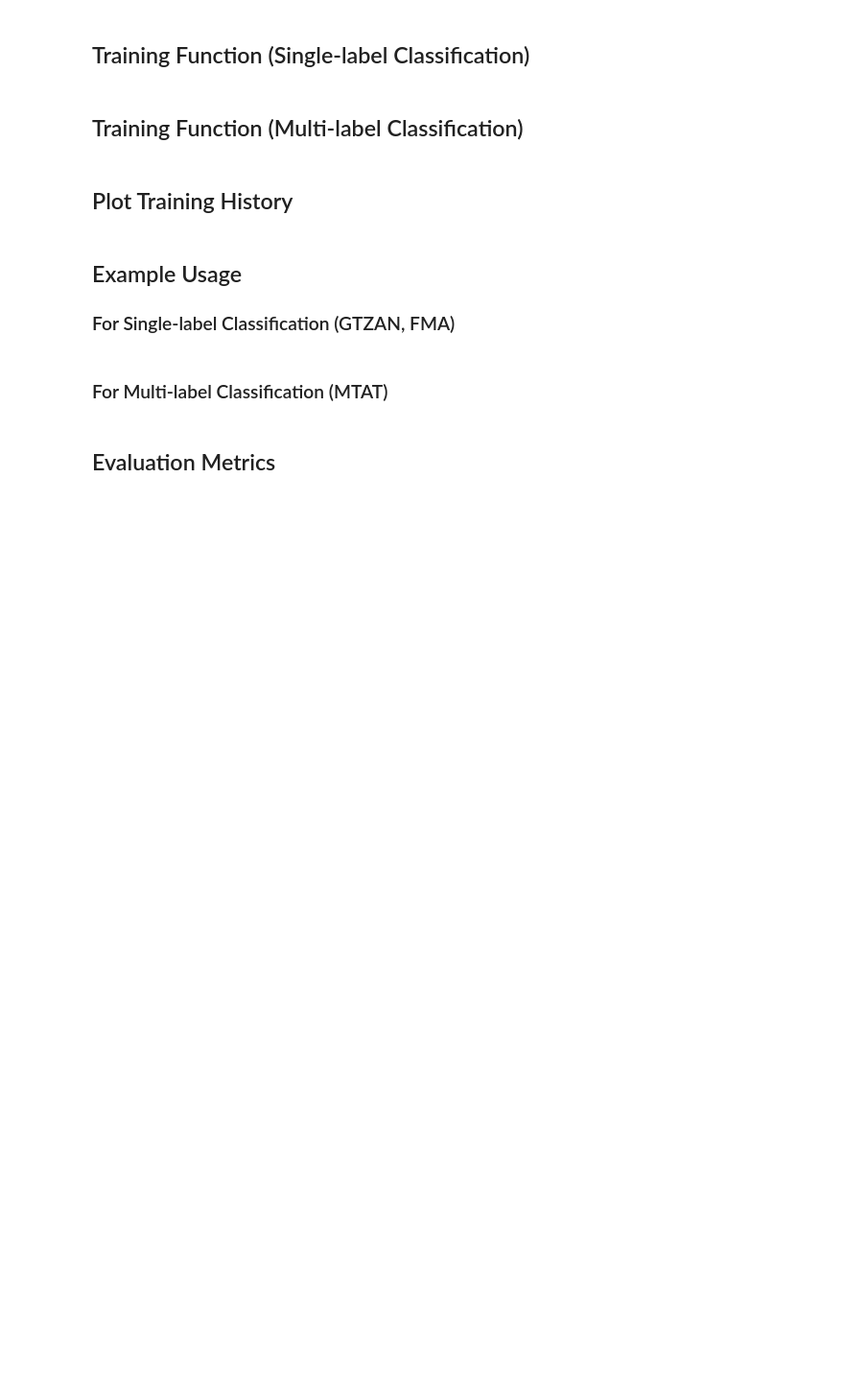
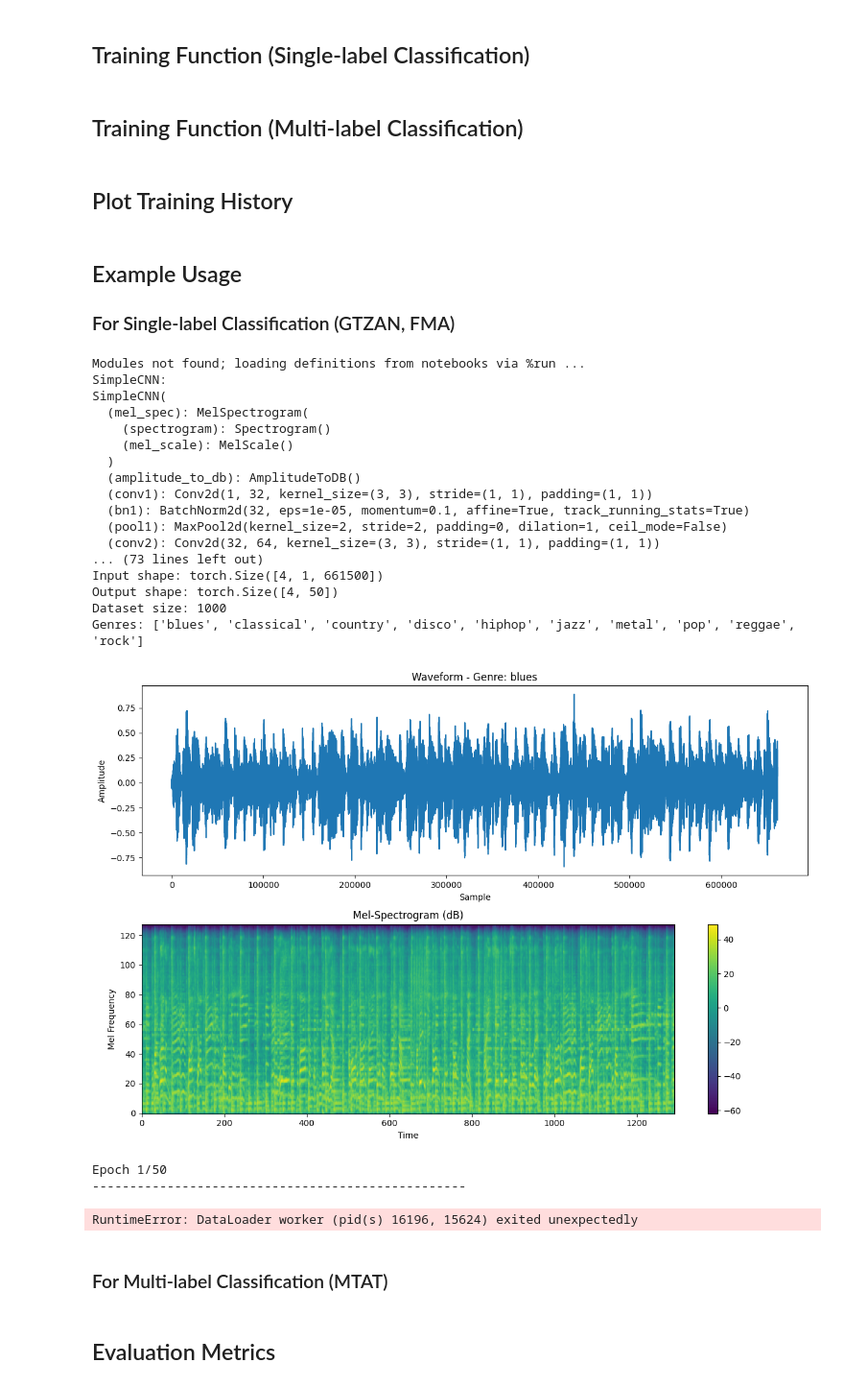
Before and after one commit to DeLyXHardiee/Tagging-Music-Sequences, a Jupyter notebook: notebooks/06_training.ipynb, the cells around one changed output. Shown at 96% size. Saved outputs shown, nothing was run; the diff lists cells and outputs as text; code cells hidden in the pictures; blank space fills up the shorter version.

```diff
--- a/notebooks/06_training.ipynb
+++ b/notebooks/06_training.ipynb
@@ -106,7 +108,7 @@ def train_model(model, train_loader, val_loader, num_epochs, learning_rate, devi
     criterion = nn.CrossEntropyLoss()
     optimizer = optim.Adam(model.parameters(), lr=learning_rate)
     scheduler = optim.lr_scheduler.ReduceLROnPlateau(optimizer, mode='min', factor=0.5,
-                                                       patience=5, verbose=True)
+                                                       patience=5)
 
     # Training history
     history = {
@@ -309,3 +286,73 @@ def plot_training_history(history, multi_label=False):
+# %%
+# Train SimpleCNN on GTZAN
+
+# Ensure repository root is on sys.path
+import os
+import sys
+from pathlib import Path
+repo_root = Path.cwd().parent
+if str(repo_root) not in sys.path:
+    sys.path.insert(0, str(repo_root))
+
+# Import model (prefer module; fallback to notebook)
+try:
+    from model_cnn import SimpleCNN
+except ModuleNotFoundError:
+    print("Model module not found; loading from notebook via %run ...")
+    %run "./04_model_cnn.ipynb"
+
+# Import dataset from stable utils module (Windows-safe)
+try:
+    from utils.datasets_gtzan import GTZANDataset, create_dataloaders, GENRES
+except ModuleNotFoundError:
+    print("Dataset module not found; loading from notebook via %run ...")
+    %run "./01_data_loading_gtzan.ipynb"
+
+# Create dataset
+gtzan_root = repo_root / "data" / "gtzan"
+dataset = GTZANDataset(str(gtzan_root))
+print(f"GTZAN files: {len(dataset)}")
+
+# Create loaders (force num_workers=0 on Windows to avoid worker exits)
+NUM_WORKERS = 0 if os.name == "nt" else 2
+train_loader, val_loader = create_dataloaders(dataset, batch_size=BATCH_SIZE, num_workers=NUM_WORKERS)
+
+# Create model
+model = SimpleCNN(n_classes=10)
+
+# Train
+history = train_model(
+    model, train_loader, val_loader,
+    num_epochs=NUM_EPOCHS,
+    learning_rate=LEARNING_RATE,
+    device=device,
+    save_path='../models/gtzan_cnn.pth'
+)
+
+# Plot results
+plot_training_history(history)
+# %% [output]
+Modules not found; loading definitions from notebooks via %run ...
+SimpleCNN:
+SimpleCNN(
+  (mel_spec): MelSpectrogram(
+    (spectrogram): Spectrogram()
+    (mel_scale): MelScale()
+  )
+  (amplitude_to_db): AmplitudeToDB()
+  (conv1): Conv2d(1, 32, kernel_size=(3, 3), stride=(1, 1), padding=(1, 1))
+  (bn1): BatchNorm2d(32, eps=1e-05, momentum=0.1, affine=True, track_running_stats=True)
+  (pool1): MaxPool2d(kernel_size=2, stride=2, padding=0, dilation=1, ceil_mode=False)
+  (conv2): Conv2d(32, 64, kernel_size=(3, 3), stride=(1, 1), padding=(1, 1))
+... (73 lines left out)
+Input shape: torch.Size([4, 1, 661500])
+Output shape: torch.Size([4, 50])
+Dataset size: 1000
+Genres: ['blues', 'classical', 'country', 'disco', 'hiphop', 'jazz', 'metal', 'pop', 'reggae', 'rock']
+[figure, added]
+Epoch 1/50
+--------------------------------------------------
+RuntimeError: DataLoader worker (pid(s) 16196, 15624) exited unexpectedly
 # %% [markdown]
 ### For Multi-label Classification (MTAT)
 # %%
```
Also changed, not shown: parts of 3 cells of this notebook, 4 other files.
